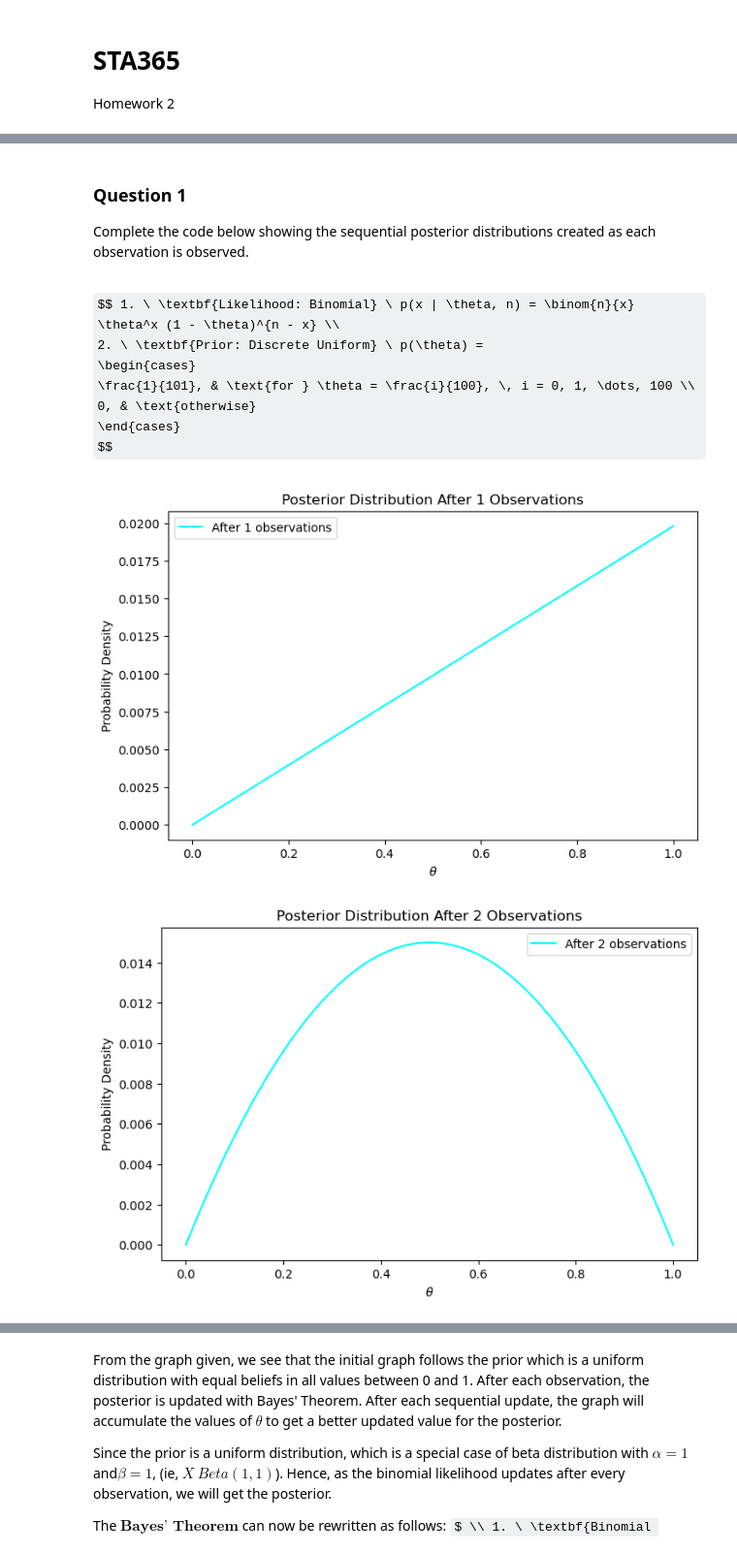
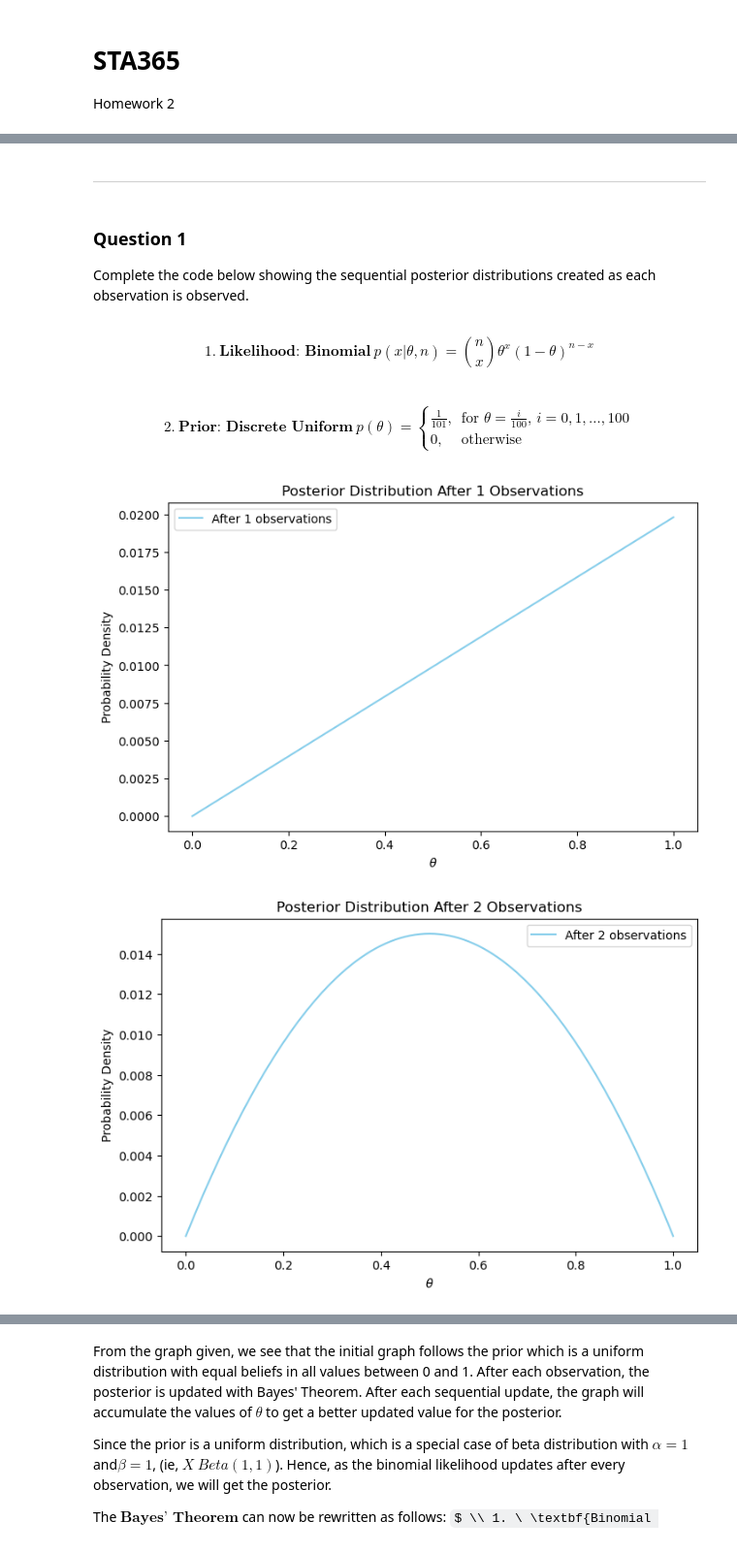
Before and after one commit to Anneige/STA365, a Jupyter notebook: STA365_HW2.ipynb, the cells around one changed output, grey strips where cells are left out. Shown at 97% size. Drawn from its saved outputs; the diff is of its cells as text; code cells hidden in the pictures; some formulas as TeX source.

```diff
--- a/STA365_HW2.ipynb
+++ b/STA365_HW2.ipynb
@@ -6,14 +4,17 @@ Homework 2
+# %% [markdown]
+---
 # %% [markdown]
 ### Question 1
 Complete the code below showing the sequential posterior distributions created as each observation is observed.
 # %% [markdown]
-$$ 1. \ \textbf{Likelihood: Binomial} \ p(x | \theta, n) = \binom{n}{x} \theta^x (1 - \theta)^{n - x} \\
-2. \ \textbf{Prior: Discrete Uniform} \ p(\theta) =
-\begin{cases}
-\frac{1}{101}, & \text{for } \theta = \frac{i}{100}, \, i = 0, 1, \dots, 100 \\
-0, & \text{otherwise}
-\end{cases}
-$$
+$$ 1. \ \textbf{Likelihood: Binomial} \ p(x | \theta, n) = \binom{n}{x} \theta^x (1 - \theta)^{n - x} $$
+# %% [markdown]
+$$ 2. \ \textbf{Prior: Discrete Uniform} \ p(\theta) =
+\begin{cases}
+\frac{1}{101}, & \text{for } \theta = \frac{i}{100}, \, i = 0, 1, \dots, 100 \\
+0, & \text{otherwise}
+\end{cases}
+$$
 # %%
 import numpy as np
 import matplotlib.pyplot as plt
@@ -21,33 +22,33 @@ from scipy.stats import binom
 
 # Step 1: Define the discrete prior
 theta_values = np.linspace(0, 1, 101)  # 101 evenly spaced values between 0 and 1
 prior = np.ones_like(theta_values) / len(theta_values)  # Uniform prior
 
 # Observations: 1 = success, 0 = failure
 observations = [1, 0, 1, 1, 0, 1, 1, 0, 0, 1]
 
 # Likelihood function using lambda
 likelihood_values = lambda theta, x: binom.pmf(x, n=1, p=theta)
 
 
 # Step 2: Sequentially update the posterior
 posterior = prior.copy()  # Start with the prior
 for i, obs in enumerate(observations):
     # Compute the likelihood for the current observation
     likelihood = likelihood_values(theta_values, obs)
 
     # Update posterior: Posterior ∝ Likelihood × Prior
     posterior = likelihood * posterior
     posterior /= np.sum(posterior)  # Normalize the posterior to sum to 1
 
     # Plot the posterior distribution
     plt.figure(figsize=(8, 5))
-    plt.plot(theta_values, posterior, label=f"After {i+1} observations", color = 'cyan')
+    plt.plot(theta_values, posterior, label=f"After {i+1} observations", color = 'skyblue')
     plt.title(f"Posterior Distribution After {i+1} Observations")
     plt.xlabel(r"$\theta$")
     plt.ylabel("Probability Density")
     plt.legend()
     plt.show()
 # %% [output]
-[figure, old version]
+[figure, new version]
-[figure, old version]
+[figure, new version]
```
Also changed, not shown: parts of 17 cells of this notebook.
